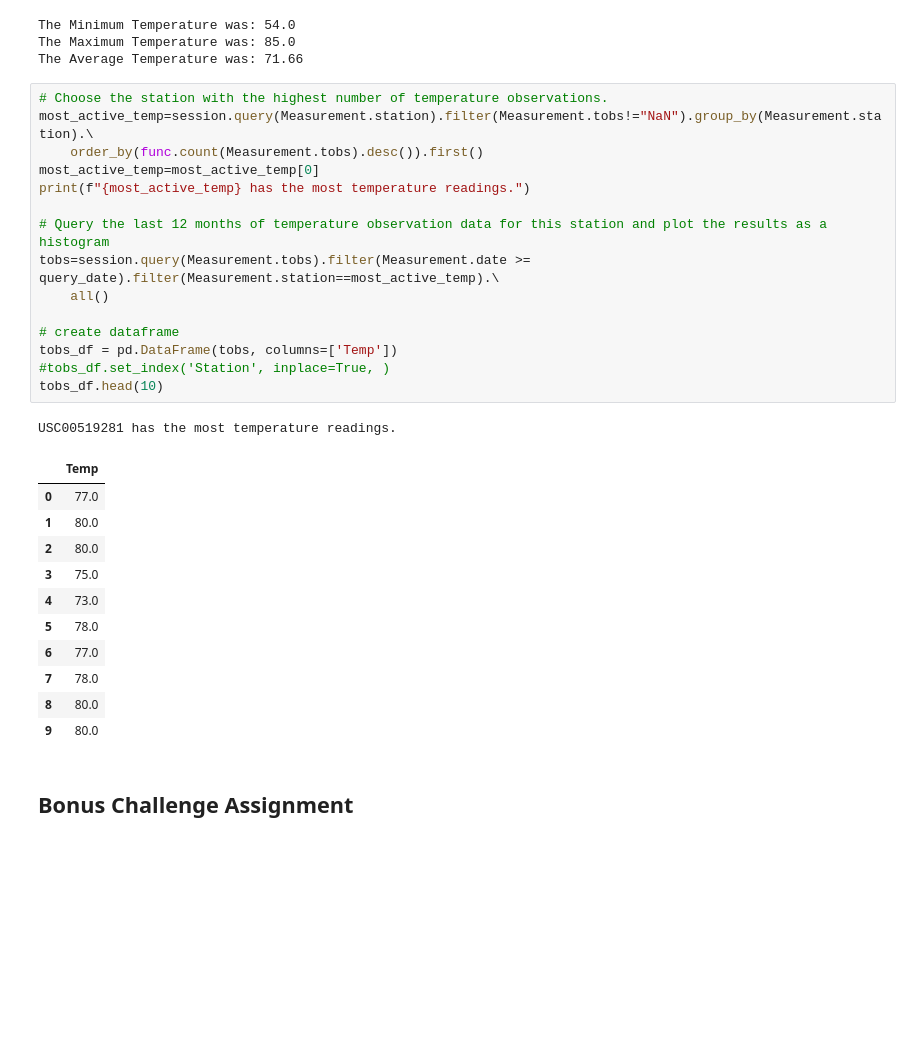
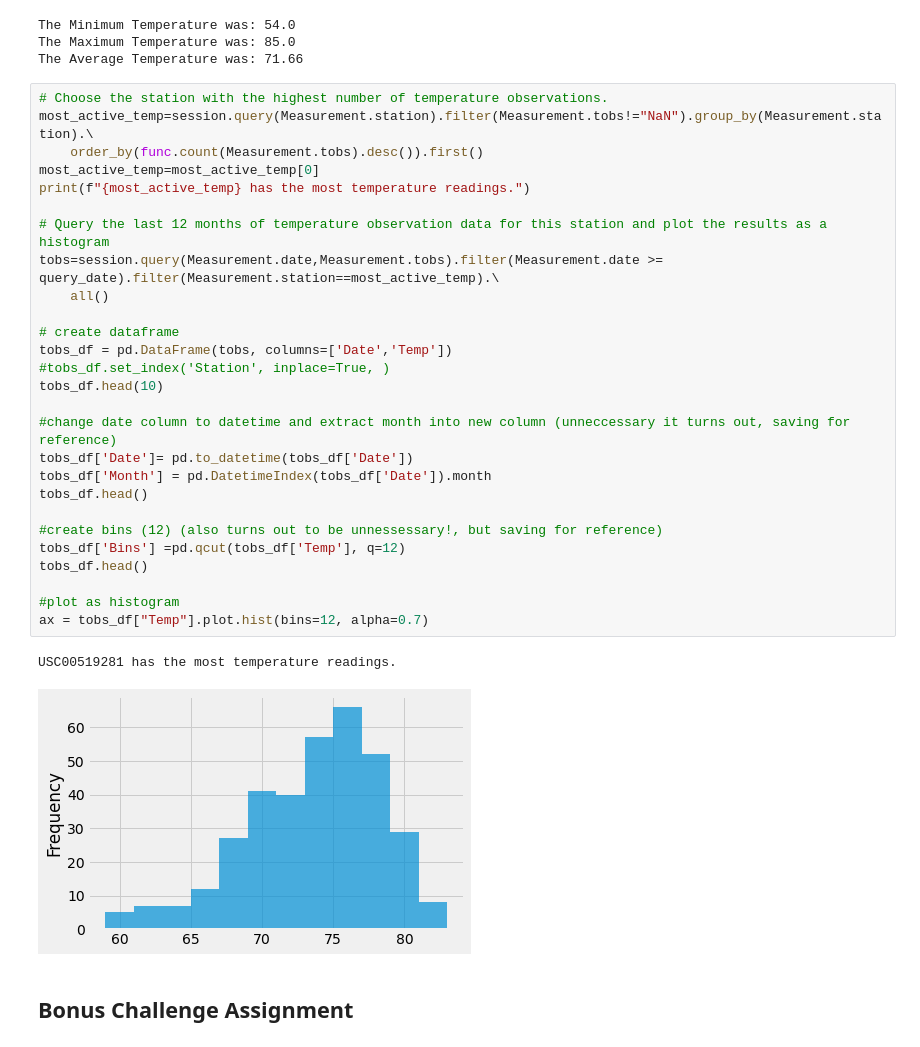
Before and after one commit to ajhibshman/sqlalchemy-challenge, a Jupyter notebook: climate_starter.ipynb, the cells around one changed output. Saved outputs shown, nothing was run; the diff lists cells and outputs as text; blank space fills up the shorter version.

```diff
--- a/climate_starter.ipynb
+++ b/climate_starter.ipynb
@@ -172,31 +172,33 @@ The Average Temperature was: 71.66
 # %%
 # Choose the station with the highest number of temperature observations.
 most_active_temp=session.query(Measurement.station).filter(Measurement.tobs!="NaN").group_by(Measurement.station).\
     order_by(func.count(Measurement.tobs).desc()).first()
 most_active_temp=most_active_temp[0]
 print(f"{most_active_temp} has the most temperature readings.")
 
 # Query the last 12 months of temperature observation data for this station and plot the results as a histogram
-tobs=session.query(Measurement.tobs).filter(Measurement.date >= query_date).filter(Measurement.station==most_active_temp).\
+tobs=session.query(Measurement.date,Measurement.tobs).filter(Measurement.date >= query_date).filter(Measurement.station==most_active_temp).\
     all()
 
 # create dataframe
-tobs_df = pd.DataFrame(tobs, columns=['Temp'])
+tobs_df = pd.DataFrame(tobs, columns=['Date','Temp'])
 #tobs_df.set_index('Station', inplace=True, )
 tobs_df.head(10)
+
+#change date column to datetime and extract month into new column (unneccessary it turns out, saving for reference)
+tobs_df['Date']= pd.to_datetime(tobs_df['Date'])
+tobs_df['Month'] = pd.DatetimeIndex(tobs_df['Date']).month
+tobs_df.head()
+
+#create bins (12) (also turns out to be unnessessary!, but saving for reference)
+tobs_df['Bins'] =pd.qcut(tobs_df['Temp'], q=12)
+tobs_df.head()
+
+#plot as histogram
+ax = tobs_df["Temp"].plot.hist(bins=12, alpha=0.7)
 # %% [output]
 USC00519281 has the most temperature readings.
-|  | Temp |
-| 0 | 77.0 |
-| 1 | 80.0 |
-| 2 | 80.0 |
-| 3 | 75.0 |
-| 4 | 73.0 |
-| 5 | 78.0 |
-| 6 | 77.0 |
-| 7 | 78.0 |
-| 8 | 80.0 |
-| 9 | 80.0 |
+[figure, added]
 # %% [markdown]
 ## Bonus Challenge Assignment
 # %%
```
